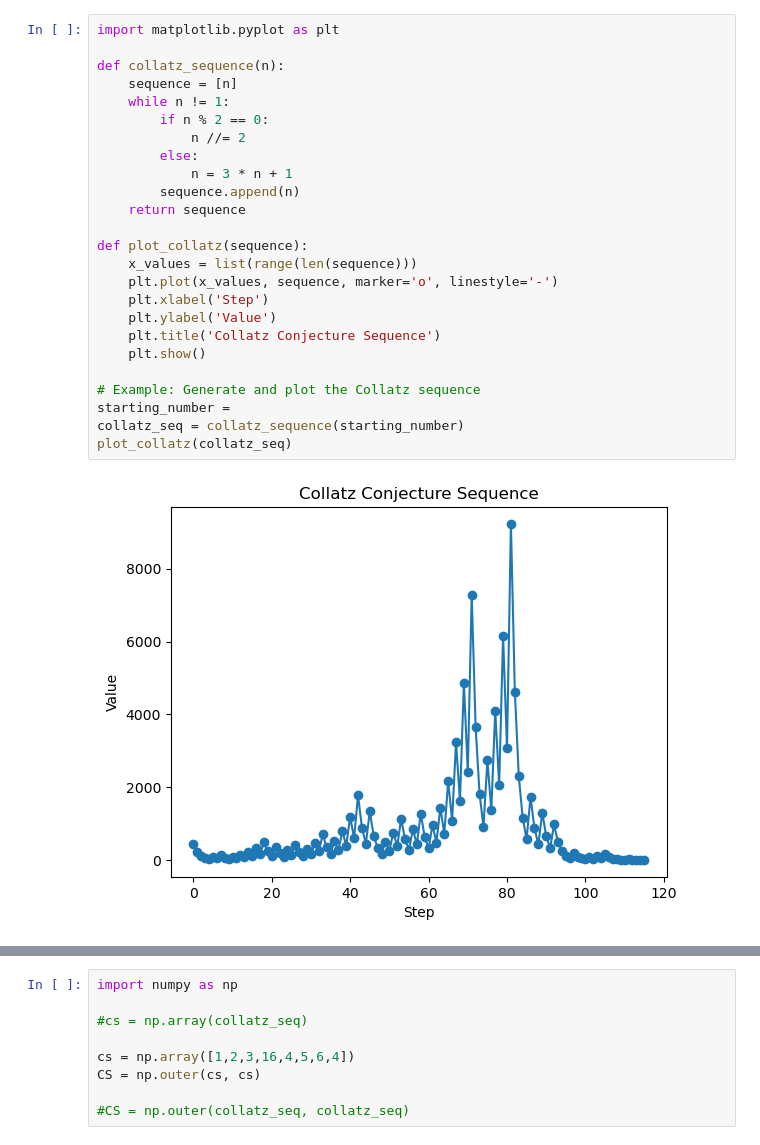
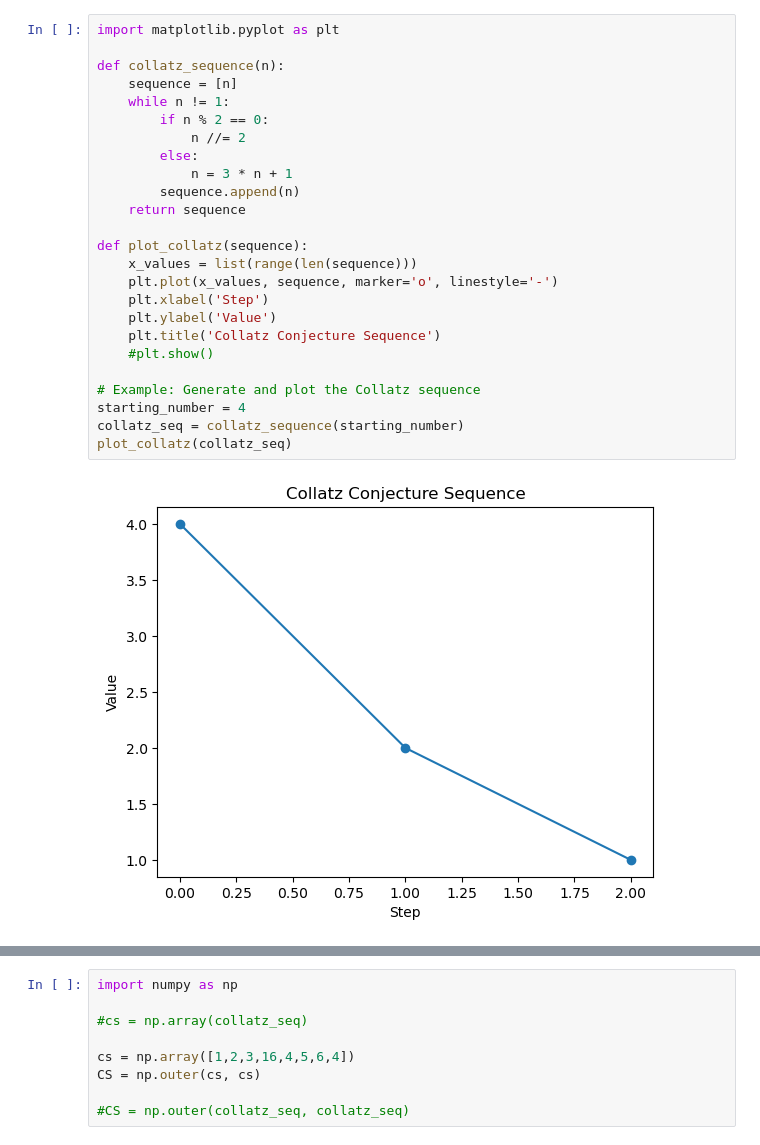
Before and after one commit to petron23/maths_and_physics, a Jupyter notebook: Collatz_conjecture/collatz.ipynb, the cells around one changed output, grey strips where cells are left out. Saved outputs shown, nothing was run; the diff lists cells and outputs as text.

```diff
--- a/Collatz_conjecture/collatz.ipynb
+++ b/Collatz_conjecture/collatz.ipynb
@@ -1,27 +1,27 @@
 # %%
 import matplotlib.pyplot as plt
 
 def collatz_sequence(n):
     sequence = [n]
     while n != 1:
         if n % 2 == 0:
             n //= 2
         else:
             n = 3 * n + 1
         sequence.append(n)
     return sequence
 
 def plot_collatz(sequence):
     x_values = list(range(len(sequence)))
     plt.plot(x_values, sequence, marker='o', linestyle='-')
     plt.xlabel('Step')
     plt.ylabel('Value')
     plt.title('Collatz Conjecture Sequence')
-    plt.show()
+    #plt.show()
 
 # Example: Generate and plot the Collatz sequence
-starting_number =
+starting_number = 4
 collatz_seq = collatz_sequence(starting_number)
 plot_collatz(collatz_seq)
 # %% [output]
-[figure, old version]
+[figure, new version]
```
Also changed, not shown: parts of 1 cell of this notebook.
